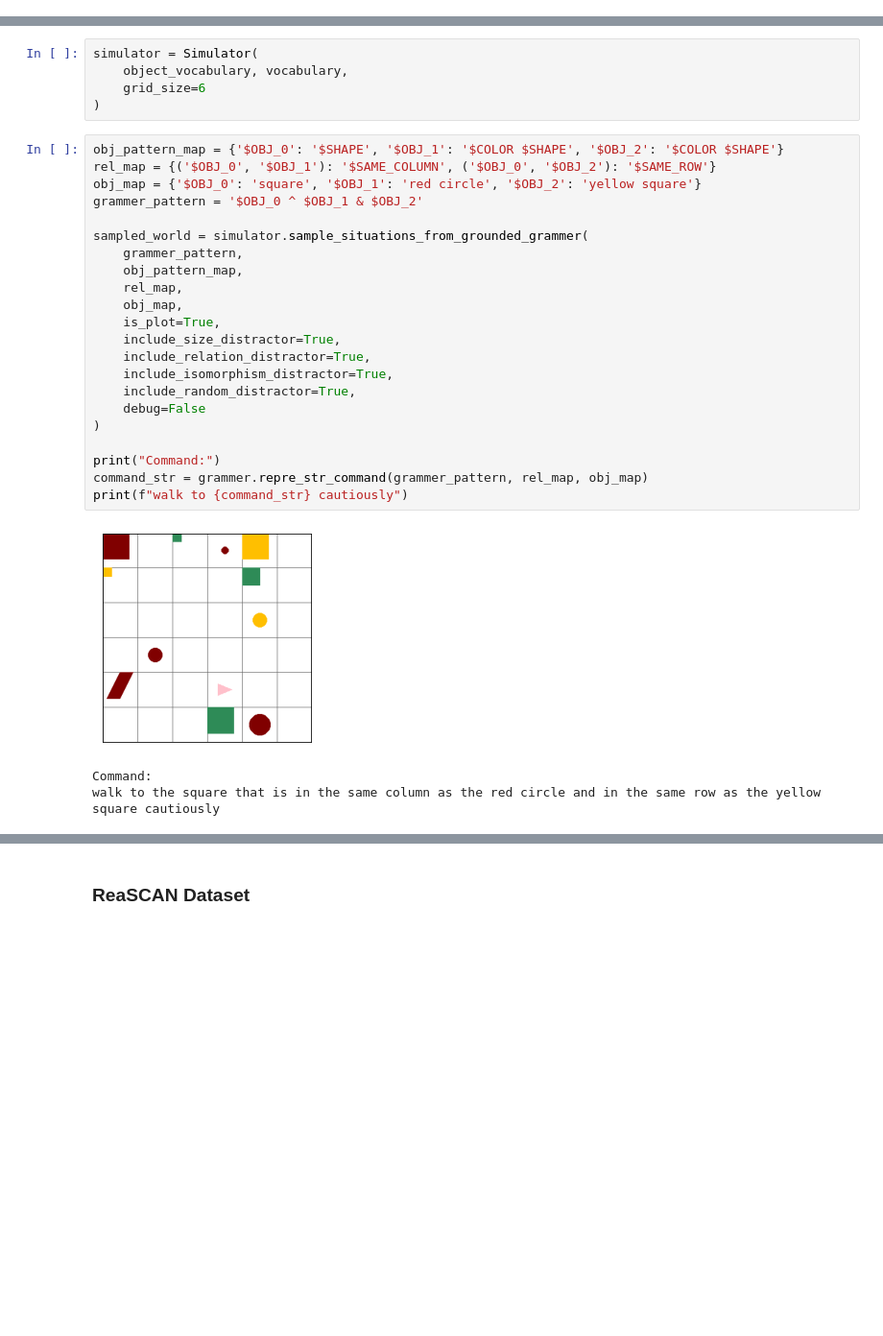
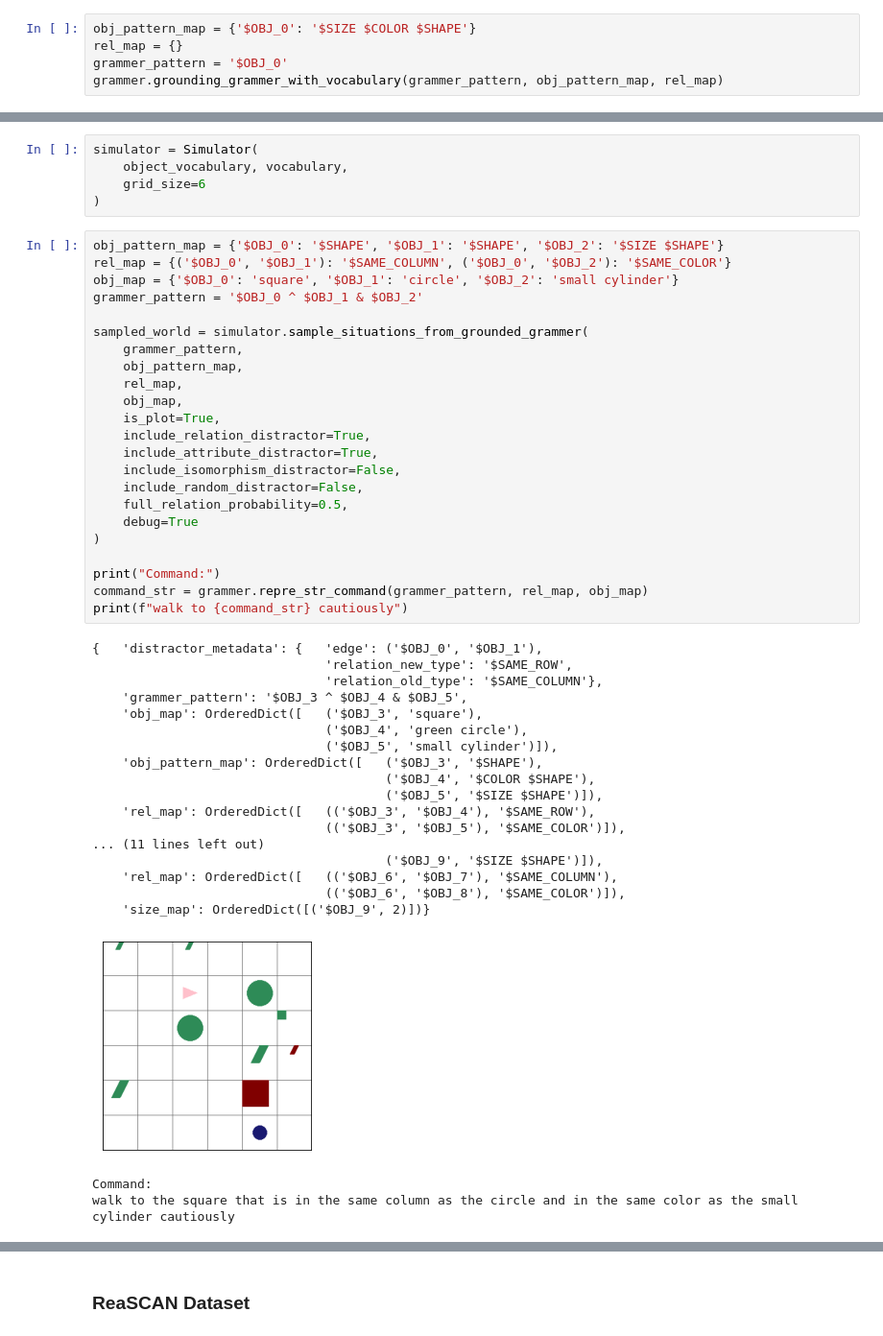
Before and after one commit to frankaging/Reason-SCAN, a Jupyter notebook: code/dataset/demo.ipynb, the cells around one changed output, grey strips where cells are left out. Shown at 96% size. Drawn from its saved outputs; the diff is of its cells as text; blank space fills up the shorter version.

Commit message:
update distractor sampling

```diff
--- a/code/dataset/demo.ipynb
+++ b/code/dataset/demo.ipynb
@@ -175,0 +176,5 @@ grammer.grounding_grammer_with_vocabulary(grammer_pattern, obj_pattern_map, rel_
+# %%
+obj_pattern_map = {'$OBJ_0': '$SIZE $COLOR $SHAPE'}
+rel_map = {}
+grammer_pattern = '$OBJ_0'
+grammer.grounding_grammer_with_vocabulary(grammer_pattern, obj_pattern_map, rel_map)
@@ -1238,31 +1596,49 @@ simulator = Simulator(
     grid_size=6
 )
 # %%
-obj_pattern_map = {'$OBJ_0': '$SHAPE', '$OBJ_1': '$COLOR $SHAPE', '$OBJ_2': '$COLOR $SHAPE'}
-rel_map = {('$OBJ_0', '$OBJ_1'): '$SAME_COLUMN', ('$OBJ_0', '$OBJ_2'): '$SAME_ROW'}
-obj_map = {'$OBJ_0': 'square', '$OBJ_1': 'red circle', '$OBJ_2': 'yellow square'}
+obj_pattern_map = {'$OBJ_0': '$SHAPE', '$OBJ_1': '$SHAPE', '$OBJ_2': '$SIZE $SHAPE'}
+rel_map = {('$OBJ_0', '$OBJ_1'): '$SAME_COLUMN', ('$OBJ_0', '$OBJ_2'): '$SAME_COLOR'}
+obj_map = {'$OBJ_0': 'square', '$OBJ_1': 'circle', '$OBJ_2': 'small cylinder'}
 grammer_pattern = '$OBJ_0 ^ $OBJ_1 & $OBJ_2'
 
 sampled_world = simulator.sample_situations_from_grounded_grammer(
     grammer_pattern,
     obj_pattern_map,
     rel_map,
     obj_map,
     is_plot=True,
-    include_size_distractor=True,
     include_relation_distractor=True,
-    include_isomorphism_distractor=True,
-    include_random_distractor=True,
-    debug=False
+    include_attribute_distractor=True,
+    include_isomorphism_distractor=False,
+    include_random_distractor=False,
+    full_relation_probability=0.5,
+    debug=True
 )
 
 print("Command:")
 command_str = grammer.repre_str_command(grammer_pattern, rel_map, obj_map)
 print(f"walk to {command_str} cautiously")
 # %% [output]
+{   'distractor_metadata': {   'edge': ('$OBJ_0', '$OBJ_1'),
+                               'relation_new_type': '$SAME_ROW',
+                               'relation_old_type': '$SAME_COLUMN'},
+    'grammer_pattern': '$OBJ_3 ^ $OBJ_4 & $OBJ_5',
+    'obj_map': OrderedDict([   ('$OBJ_3', 'square'),
+                               ('$OBJ_4', 'green circle'),
+                               ('$OBJ_5', 'small cylinder')]),
+    'obj_pattern_map': OrderedDict([   ('$OBJ_3', '$SHAPE'),
+                                       ('$OBJ_4', '$COLOR $SHAPE'),
+                                       ('$OBJ_5', '$SIZE $SHAPE')]),
+    'rel_map': OrderedDict([   (('$OBJ_3', '$OBJ_4'), '$SAME_ROW'),
+                               (('$OBJ_3', '$OBJ_5'), '$SAME_COLOR')]),
+... (11 lines left out)
+                                       ('$OBJ_9', '$SIZE $SHAPE')]),
+    'rel_map': OrderedDict([   (('$OBJ_6', '$OBJ_7'), '$SAME_COLUMN'),
+                               (('$OBJ_6', '$OBJ_8'), '$SAME_COLOR')]),
+    'size_map': OrderedDict([('$OBJ_9', 2)])}
-[figure, old version]
+[figure, new version]
-Command:
-walk to the square that is in the same column as the red circle and in the same row as the yellow square cautiously
+Command:
+walk to the square that is in the same column as the circle and in the same color as the small cylinder cautiously
 # %%
 sampled_world
 # %% [output]
```
Also changed, not shown: parts of 9 cells of this notebook.
